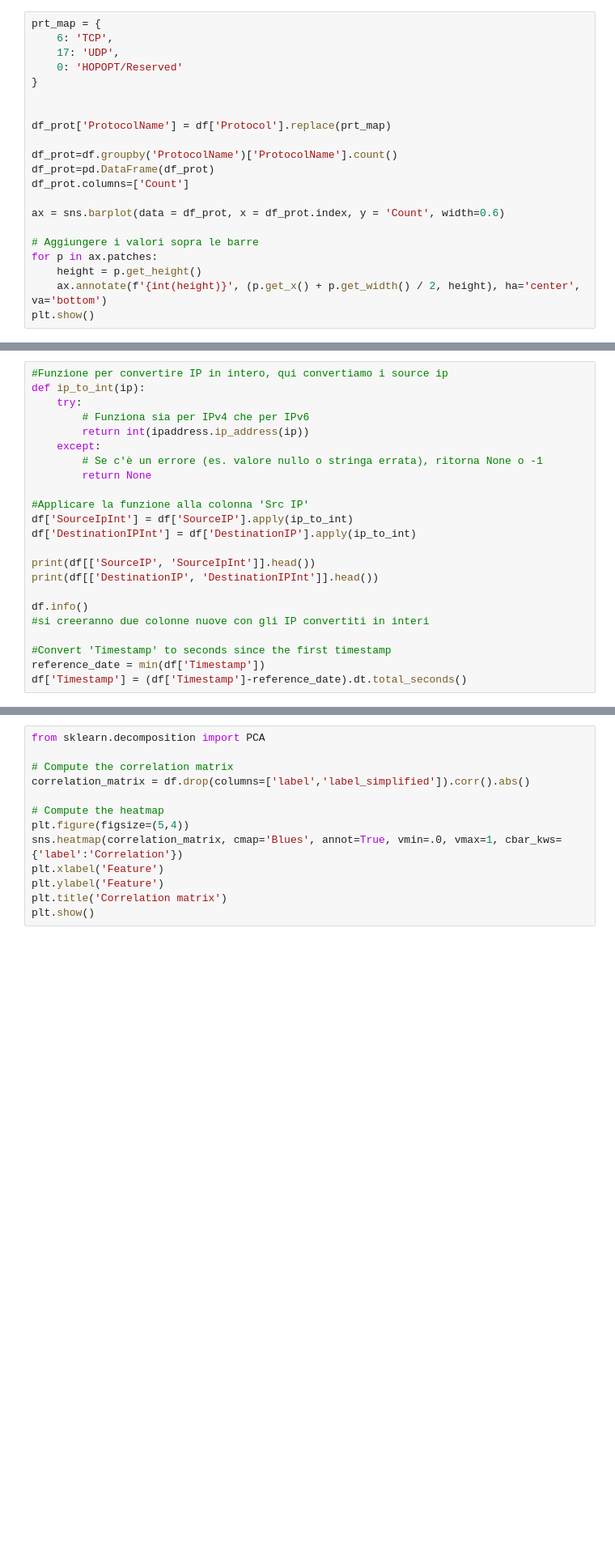
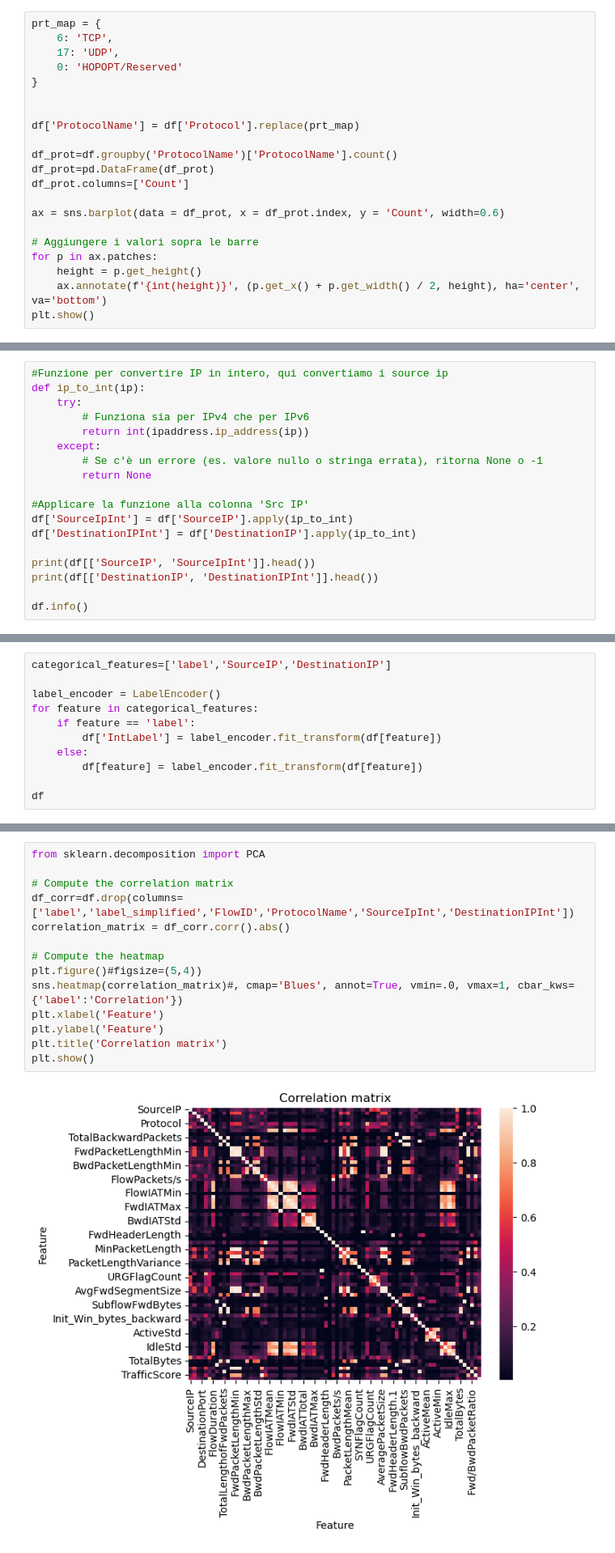
Before and after one commit to alby0304/DDoS_Attacks_Detection-Characterization, a Jupyter notebook: script.ipynb, the cells around one changed output, grey strips where cells are left out. Shown at 81% size. Saved outputs shown, nothing was run; the diff lists cells and outputs as text; blank space fills up the shorter version.

Commit message:
correct correlation matrix

```diff
--- a/script.ipynb
+++ b/script.ipynb
@@ -190,7 +200,7 @@ prt_map = {
 }
 
 
-df_prot['ProtocolName'] = df['Protocol'].replace(prt_map)
+df['ProtocolName'] = df['Protocol'].replace(prt_map)
 
 df_prot=df.groupby('ProtocolName')['ProtocolName'].count()
 df_prot=pd.DataFrame(df_prot)
@@ -444,11 +458,6 @@ print(df[['SourceIP', 'SourceIpInt']].head())
 print(df[['DestinationIP', 'DestinationIPInt']].head())
 
 df.info()
-#si creeranno due colonne nuove con gli IP convertiti in interi
-
-#Convert 'Timestamp' to seconds since the first timestamp
-reference_date = min(df['Timestamp'])
-df['Timestamp'] = (df['Timestamp']-reference_date).dt.total_seconds()
 # %% [output]
        SourceIP SourceIpInt
 0    172.16.0.5        None
@@ -470,0 +479,11 @@ AttributeError: Can only use .dt accessor with datetimelike values
+# %%
+categorical_features=['label','SourceIP','DestinationIP']
+
+label_encoder = LabelEncoder()
+for feature in categorical_features:
+    if feature == 'label':
+        df['IntLabel'] = label_encoder.fit_transform(df[feature])
+    else:
+        df[feature] = label_encoder.fit_transform(df[feature])
+
+df
@@ -475,16 +508,19 @@ AttributeError: Can only use .dt accessor with datetimelike values
 # %%
 from sklearn.decomposition import PCA
 
 # Compute the correlation matrix
-correlation_matrix = df.drop(columns=['label','label_simplified']).corr().abs()
+df_corr=df.drop(columns=['label','label_simplified','FlowID','ProtocolName','SourceIpInt','DestinationIPInt'])
+correlation_matrix = df_corr.corr().abs()
 
 # Compute the heatmap
-plt.figure(figsize=(5,4))
-sns.heatmap(correlation_matrix, cmap='Blues', annot=True, vmin=.0, vmax=1, cbar_kws={'label':'Correlation'})
+plt.figure()#figsize=(5,4))
+sns.heatmap(correlation_matrix)#, cmap='Blues', annot=True, vmin=.0, vmax=1, cbar_kws={'label':'Correlation'})
 plt.xlabel('Feature')
 plt.ylabel('Feature')
 plt.title('Correlation matrix')
 plt.show()
+# %% [output]
+[figure, added]
 # %% [markdown]
 ### PCA
 # %%
```
Also changed, not shown: parts of 11 cells of this notebook.
